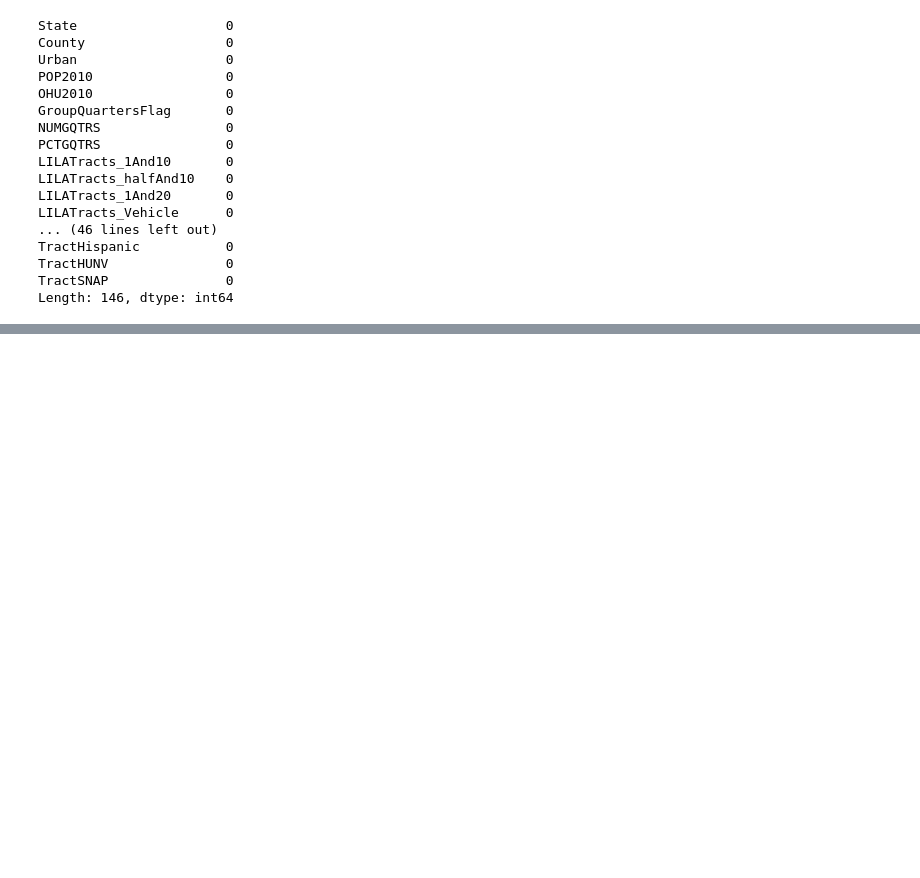
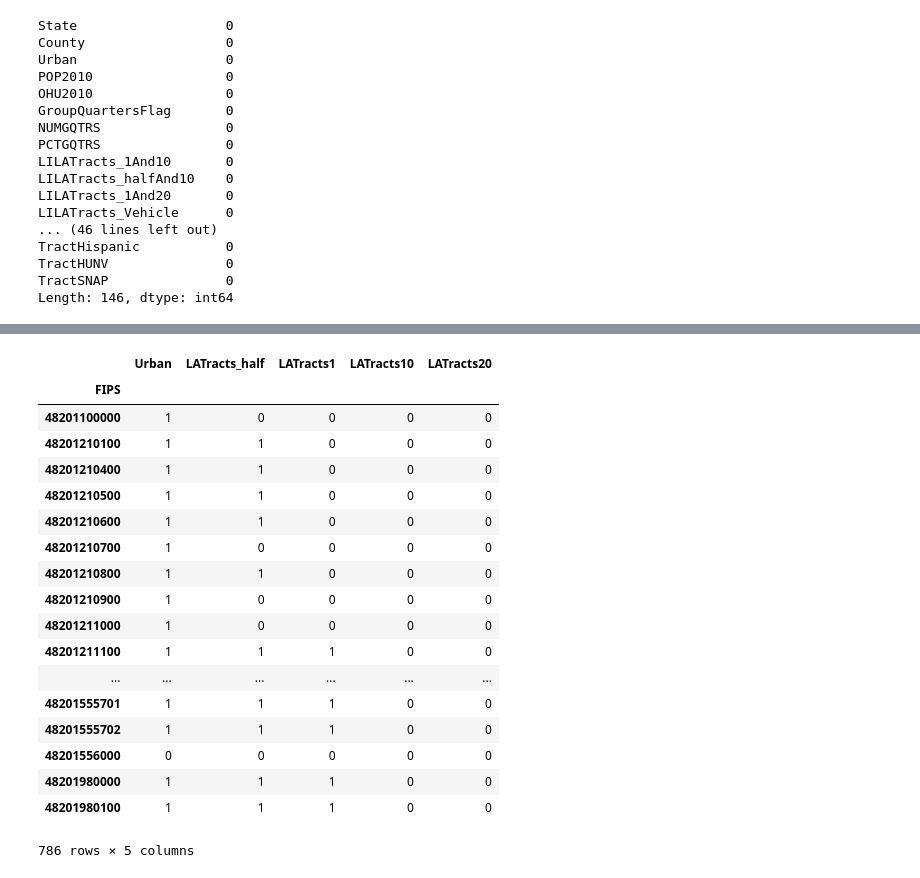
Before and after one commit to eccadena/FIPS_Investment_Decision_Project, a Jupyter notebook: notebooks/Food_Desert.ipynb, the cells around one changed output, grey strips where cells are left out. Drawn from its saved outputs; the diff is of its cells as text; code cells hidden in the pictures; blank space fills up the shorter version.

Commit message:
Regular update. Working on cleaning data and scatterplots

```diff
--- a/notebooks/Food_Desert.ipynb
+++ b/notebooks/Food_Desert.ipynb
@@ -24,3 +34,6 @@ food_desert.head()
 | 1001020400 | Alabama | Autauga | 1 | 4386 | 1722 | 0 | 0 | 0.000000 | ... |
 | 1001020500 | Alabama | Autauga | 1 | 10766 | 4082 | 0 | 181 | 0.016812 | ... |
 5 rows × 146 columns
+# %%
+food_desert.rename(columns = {'CensusTract':'FIPS'}, inplace=True)
+food_desert.head()
@@ -141,7 +155,30 @@ list_col_drop
  'TractSNAP']
 # %%
 TX_Food_Desert_Data = texas_food_desert_harris.drop(columns = list_col_drop)
+TX_Food_Desert_Data.reset_index(inplace=True)
 TX_Food_Desert_Data.rename(columns = {'CensusTract':'FIPS'}, inplace = True)
+TX_Food_Desert_Data.set_index('FIPS', inplace=True)
+TX_Food_Desert_Data
+# %% [output]
+|  | Urban | LATracts_half | LATracts1 | LATracts10 | LATracts20 |
+| FIPS |  |  |  |  |  |
+| 48201100000 | 1 | 0 | 0 | 0 | 0 |
+| 48201210100 | 1 | 1 | 0 | 0 | 0 |
+| 48201210400 | 1 | 1 | 0 | 0 | 0 |
+| 48201210500 | 1 | 1 | 0 | 0 | 0 |
+| 48201210600 | 1 | 1 | 0 | 0 | 0 |
+| 48201210700 | 1 | 0 | 0 | 0 | 0 |
+| 48201210800 | 1 | 1 | 0 | 0 | 0 |
+| 48201210900 | 1 | 0 | 0 | 0 | 0 |
+| 48201211000 | 1 | 0 | 0 | 0 | 0 |
+| 48201211100 | 1 | 1 | 1 | 0 | 0 |
+| ... | ... | ... | ... | ... | ... |
+| 48201555701 | 1 | 1 | 1 | 0 | 0 |
+| 48201555702 | 1 | 1 | 1 | 0 | 0 |
+| 48201556000 | 0 | 0 | 0 | 0 | 0 |
+| 48201980000 | 1 | 1 | 1 | 0 | 0 |
+| 48201980100 | 1 | 1 | 1 | 0 | 0 |
+786 rows × 5 columns
 # %%
 from pathlib import Path
 
```
Also changed, not shown: parts of 9 cells of this notebook, 6 other files.
